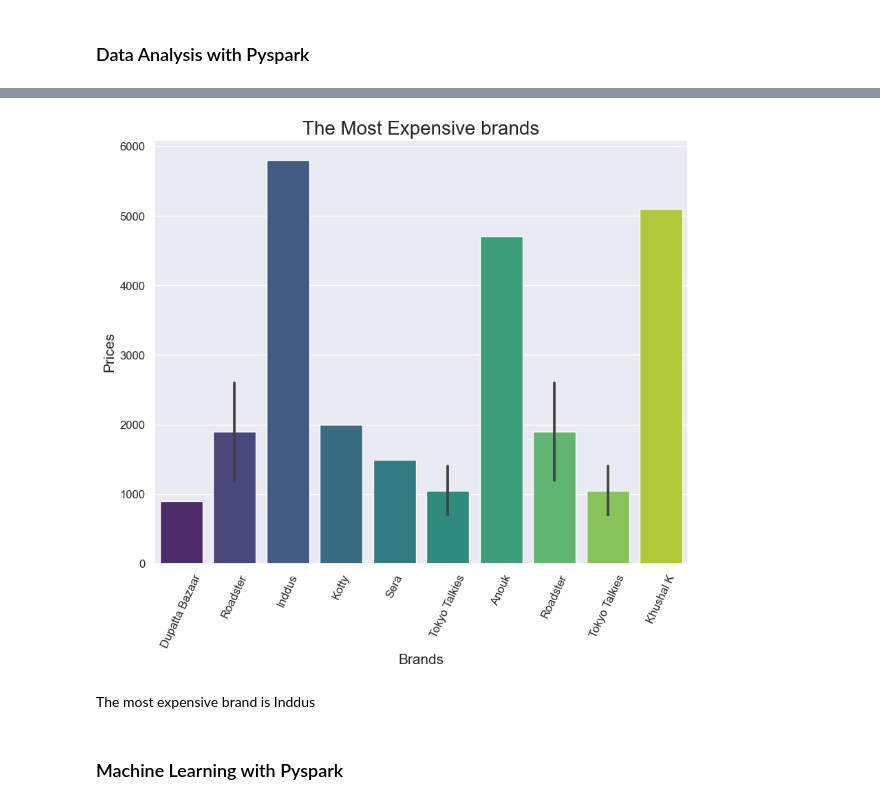
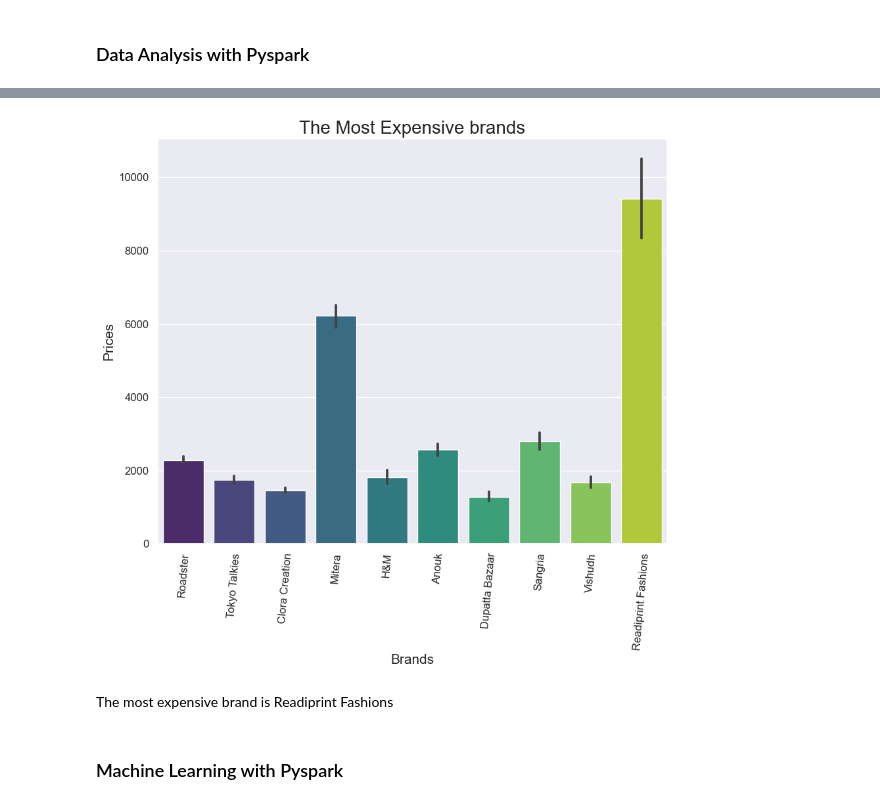
Before and after one commit to oscar066/fashion_Analysis_ML-Pyspark, a Jupyter notebook: Pyspark.ipynb, the cells around one changed output, grey strips where cells are left out. Drawn from its saved outputs; the diff is of its cells as text; code cells hidden in the pictures.

```diff
--- a/Pyspark.ipynb
+++ b/Pyspark.ipynb
@@ -160,7 +162,7 @@ spark.sql('SELECT * FROM fashion_db.brand_table LIMIT 5').show()
 +--------+-----------+
 # %%
 # select data from both tables and create a main dataframe to be used for analysis
-main_df = spark.sql('SELECT * FROM fashion_db.fashion_table INNER JOIN fashion_db.brand_table ON fashion_db.fashion_table.brand = fashion_db.brand_table.brand_name LIMIT 10')
+main_df = spark.sql('SELECT * FROM fashion_db.fashion_table INNER JOIN fashion_db.brand_table ON fashion_db.fashion_table.brand = fashion_db.brand_table.brand_name')
 # %%
 # display the main dataframe
 main_df.show(10)
@@ -231,20 +219,22 @@ dtype: object
 # %%
 # typecast the columns to the correct data type
 main_df_pd['price'] = main_df_pd['price'].astype('float')
+# %%
+sorted_df = main_df_pd.sort_values(by='price', ascending=False)
 # %%
 # what are the most expensive brands?
 plt.figure(figsize=(10,8))
-sns.barplot(x=main_df_pd['brand'], y=main_df_pd['price'] , data=main_df_pd ,order=main_df_pd['brand'],palette='viridis')
+sns.barplot(x=main_df_pd['brand'], y=sorted_df['price'] , data=main_df_pd ,order=main_df_pd['brand'].value_counts().index[:10],palette='viridis')
 plt.title("The Most Expensive brands",fontsize=20)
 plt.xlabel("Brands",fontsize=15)
 plt.ylabel("Prices",fontsize=15)
-plt.xticks(rotation=65,fontsize=12)
+plt.xticks(rotation=85,fontsize=12)
 plt.yticks(fontsize=12)
 plt.show()
 # %% [output]
-[figure, old version]
+[figure, new version]
 # %% [markdown]
-The most expensive brand is Inddus
+The most expensive brand is Readiprint Fashions
 # %%
 # close the connection
 spark.stop()
```
Also changed, not shown: parts of 6 cells of this notebook, 38 other files.
